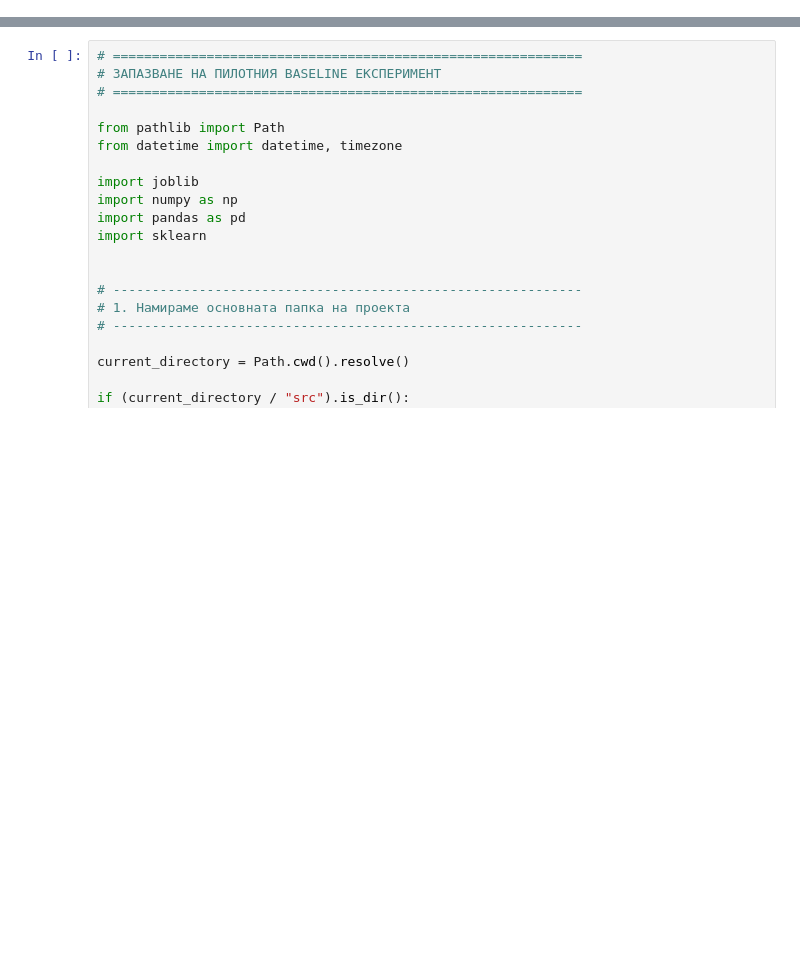
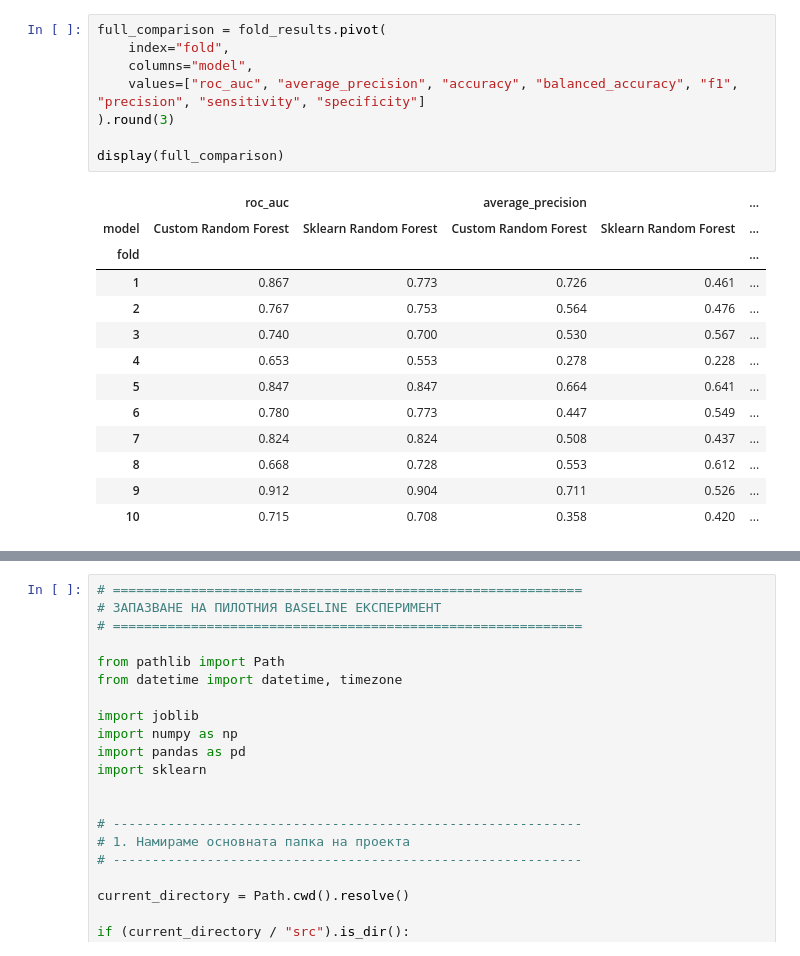
Before and after one commit to iborisova121222008/diplom-project, a Jupyter notebook: notebooks/04_lasso_custom_random_forest.ipynb, the cells around one changed output, grey strips where cells are left out. Drawn from its saved outputs; the diff is of its cells as text; blank space fills up the shorter version.

```diff
--- a/notebooks/04_lasso_custom_random_forest.ipynb
+++ b/notebooks/04_lasso_custom_random_forest.ipynb
@@ -378,0 +391,22 @@ Sklearn ROC-AUC=0.681 | Sensitivity=0.000 | 0.1s
+# %%
+full_comparison = fold_results.pivot(
+    index="fold",
+    columns="model",
+    values=["roc_auc", "average_precision", "accuracy", "balanced_accuracy", "f1", "precision", "sensitivity", "specificity"]
+).round(3)
+
+display(full_comparison)
+# %% [output]
+|  | roc_auc |  | average_precision |  | ... |
+| model | Custom Random Forest | Sklearn Random Forest | Custom Random Forest | Sklearn Random Forest | ... |
+| fold |  |  |  |  | ... |
+| 1 | 0.867 | 0.773 | 0.726 | 0.461 | ... |
+| 2 | 0.767 | 0.753 | 0.564 | 0.476 | ... |
+| 3 | 0.740 | 0.700 | 0.530 | 0.567 | ... |
+| 4 | 0.653 | 0.553 | 0.278 | 0.228 | ... |
+| 5 | 0.847 | 0.847 | 0.664 | 0.641 | ... |
+| 6 | 0.780 | 0.773 | 0.447 | 0.549 | ... |
+| 7 | 0.824 | 0.824 | 0.508 | 0.437 | ... |
+| 8 | 0.668 | 0.728 | 0.553 | 0.612 | ... |
+| 9 | 0.912 | 0.904 | 0.711 | 0.526 | ... |
+| 10 | 0.715 | 0.708 | 0.358 | 0.420 | ... |
```
Also changed, not shown: parts of 9 cells of this notebook, 20 other files.
